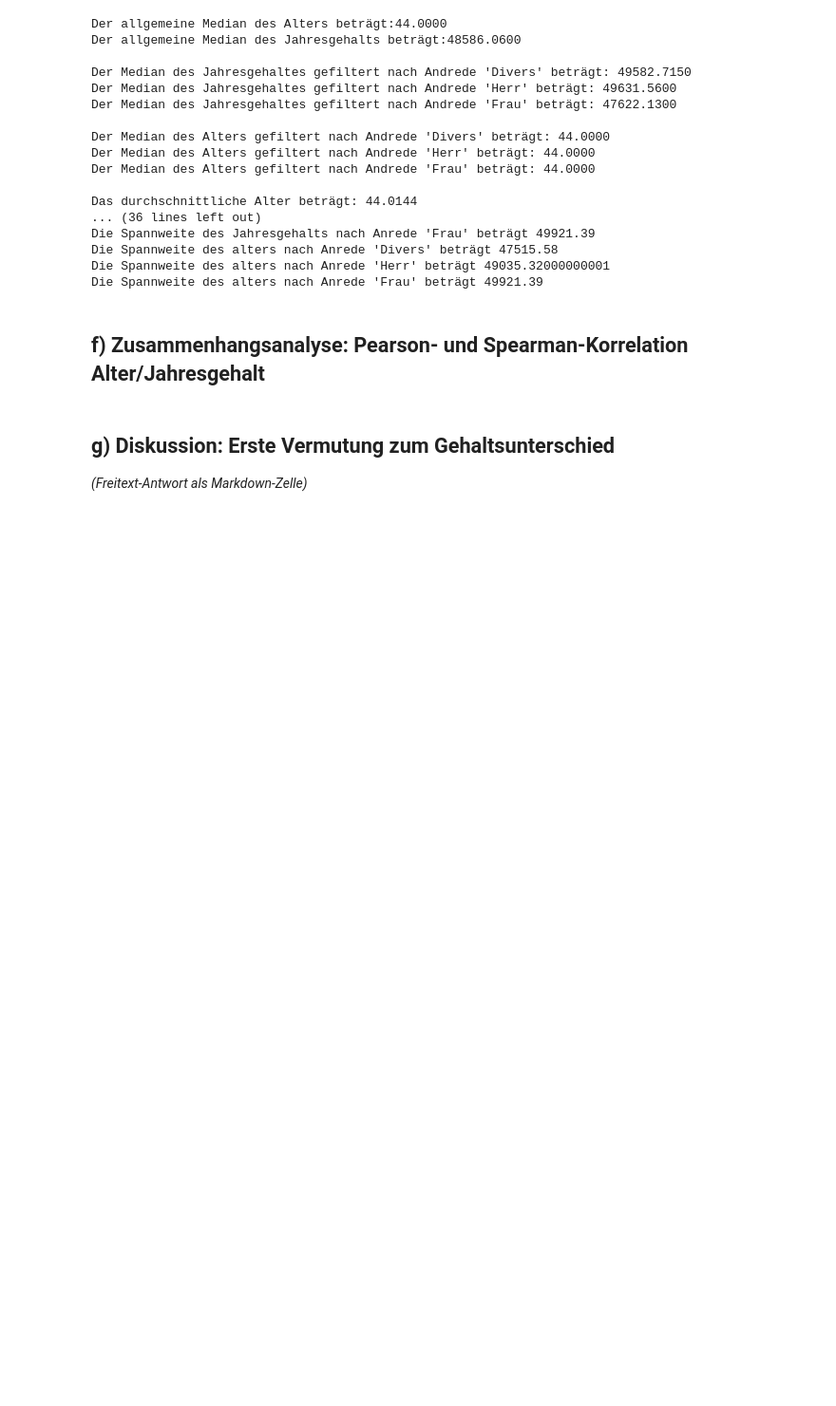
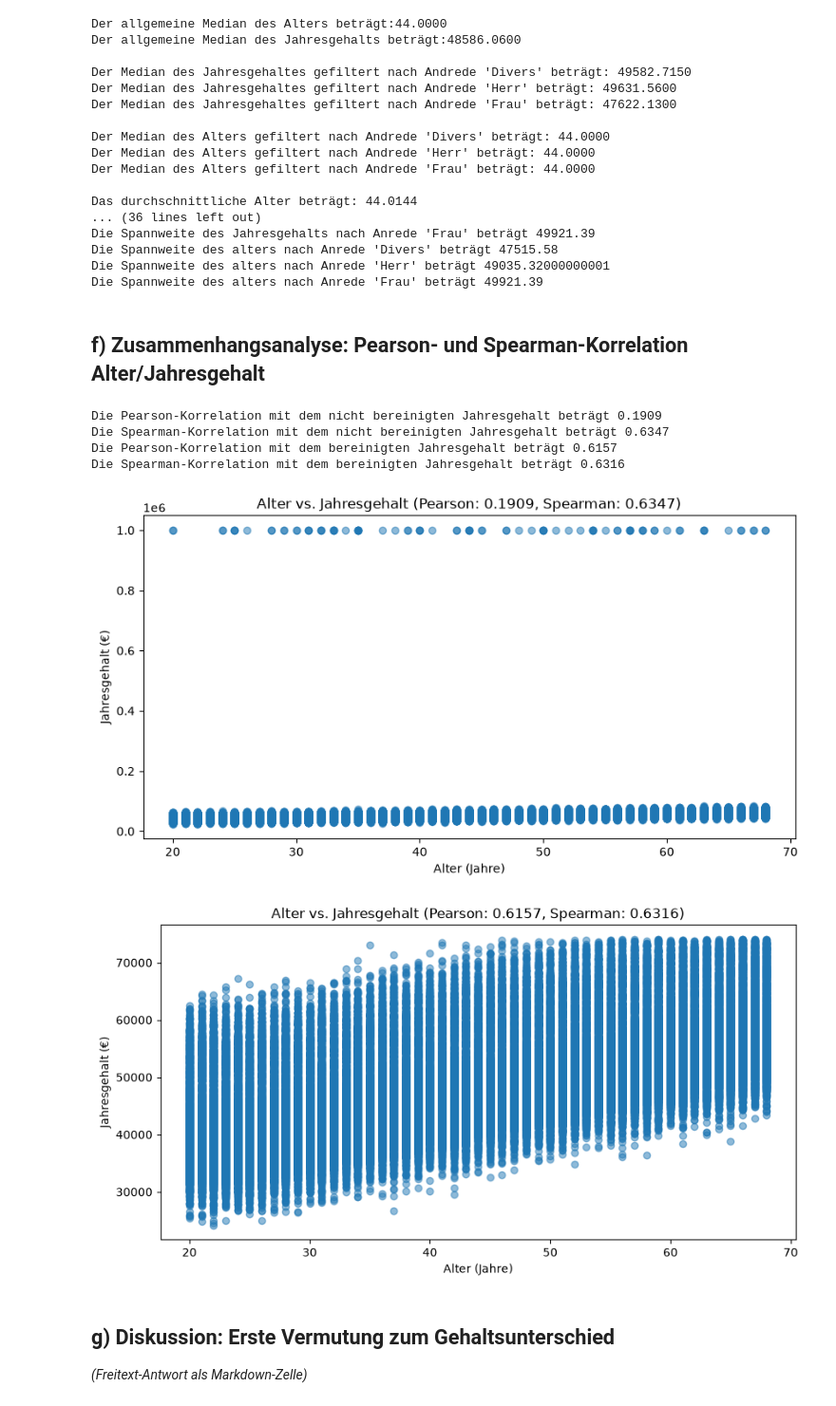
Before and after one commit to LukasBade/Statistics, a Jupyter notebook: Files/Aufgaben_NANUAG_Gruppe02.ipynb, the cells around one changed output. Shown at 95% size. Drawn from its saved outputs; the diff is of its cells as text; code cells hidden in the pictures; blank space fills up the shorter version.

```diff
--- a/Files/Aufgaben_NANUAG_Gruppe02.ipynb
+++ b/Files/Aufgaben_NANUAG_Gruppe02.ipynb
@@ -547,6 +547,53 @@ Die Spannweite des alters nach Anrede 'Herr' beträgt 49035.32000000001
 Die Spannweite des alters nach Anrede 'Frau' beträgt 49921.39
 # %% [markdown]
 ## f) Zusammenhangsanalyse: Pearson- und Spearman-Korrelation Alter/Jahresgehalt
+# %%
+#Jahresgehalt nicht bereinigt
+
+#Pearson-Korrelation (linear, metrische Daten)
+pearson_korrelation = daten["Alter"].corr(daten["Jahresgehalt"], method='pearson')
+print(f"Die Pearson-Korrelation mit dem nicht bereinigten Jahresgehalt beträgt {pearson_korrelation:.4f}")
+
+#Spearman-Korrelation (monoton, Ränge / nicht-linear)
+spearman_korrelation = daten["Alter"].corr(daten["Jahresgehalt"], method='spearman')
+print(f"Die Spearman-Korrelation mit dem nicht bereinigten Jahresgehalt beträgt {spearman_korrelation:.4f}")
+
+
+#Jahresgehalt bereinigt
+pearson_korrelation_bereinigt = gehalt_bereinigt["Alter"].corr(gehalt_bereinigt["Jahresgehalt"], method='pearson')
+print(f"Die Pearson-Korrelation mit dem bereinigten Jahresgehalt beträgt {pearson_korrelation_bereinigt:.4f}")
+
+#Spearman-Korrelation (monoton, Ränge / nicht-linear)
+spearman_korrelation_bereinigt = gehalt_bereinigt["Alter"].corr(gehalt_bereinigt["Jahresgehalt"], method='spearman')
+print(f"Die Spearman-Korrelation mit dem bereinigten Jahresgehalt beträgt {spearman_korrelation_bereinigt:.4f}")
+
+
+import matplotlib.pyplot as plt
+
+plt.figure(figsize=(10, 5))
+plt.scatter(daten["Alter"], daten["Jahresgehalt"], alpha=0.5)
+plt.xlabel("Alter (Jahre)")
+plt.ylabel("Jahresgehalt (€)")
+plt.title(f"Alter vs. Jahresgehalt (Pearson: {pearson_korrelation:.4f}, Spearman: {spearman_korrelation:.4f})")
+plt.show()
+
+plt.figure(figsize=(10, 5))
+plt.scatter(gehalt_bereinigt["Alter"], gehalt_bereinigt["Jahresgehalt"], alpha=0.5)
+plt.xlabel("Alter (Jahre)")
+plt.ylabel("Jahresgehalt (€)")
+plt.title(f"Alter vs. Jahresgehalt (Pearson: {pearson_korrelation_bereinigt:.4f}, Spearman: {spearman_korrelation_bereinigt:.4f})")
+plt.show()
+
+#Nicht bereinigt gibt es eine starke diskrepanz zwischen den beiden Korrelationen. Das liegt daran, dass die Pearson-Korrelation linar misst und sehr anfällig gegenüber Ausreißern ist
+#Das ist auch ein Grund dafür, warum die Skala der y-Achse so verzerrt ist. Es gibt ein paar Leute über jedes Alter verteilt die ca. 1 Mio verdienen
+#Im unteren Diagramm wurden Mittels IQR Ausreißer entfernt. Deshalb ist die Skala normal und beide Werte ähnlich
+# %% [output]
+Die Pearson-Korrelation mit dem nicht bereinigten Jahresgehalt beträgt 0.1909
+Die Spearman-Korrelation mit dem nicht bereinigten Jahresgehalt beträgt 0.6347
+Die Pearson-Korrelation mit dem bereinigten Jahresgehalt beträgt 0.6157
+Die Spearman-Korrelation mit dem bereinigten Jahresgehalt beträgt 0.6316
+[figure, added]
+[figure, added]
 # %% [markdown]
 ## g) Diskussion: Erste Vermutung zum Gehaltsunterschied
 *(Freitext-Antwort als Markdown-Zelle)*
```
